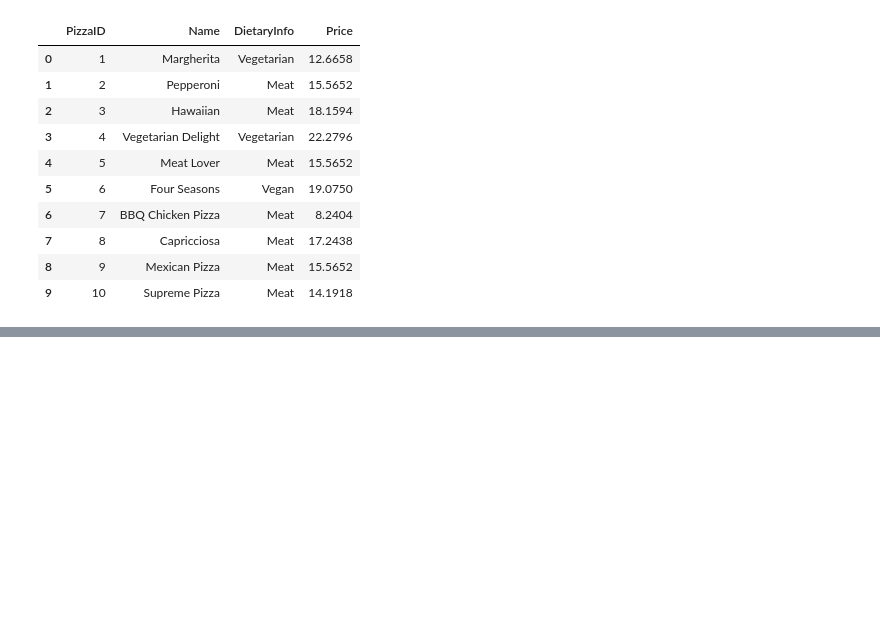
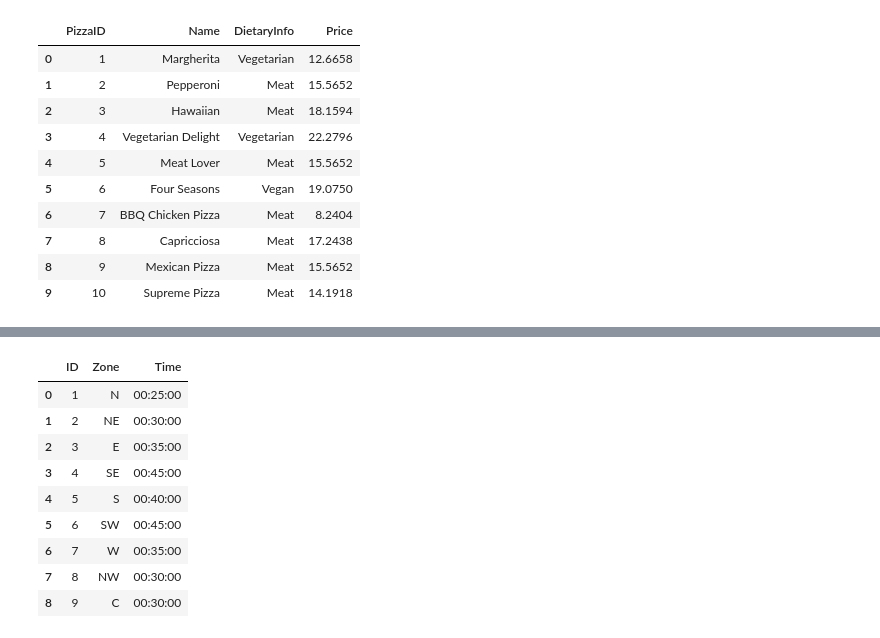
Before and after one commit to DenisaNst/DataBases, a Jupyter notebook: Project2.ipynb, the cells around one changed output, grey strips where cells are left out. Saved outputs shown, nothing was run; the diff lists cells and outputs as text; code cells hidden in the pictures; blank space fills up the shorter version.

```diff
--- a/Project2.ipynb
+++ b/Project2.ipynb
@@ -345,0 +371,14 @@ SELECT * FROM OrderPrice;
+# %%
+%%sql
+SELECT * FROM Adress;
+# %% [output]
+|  | ID | Zone | Time |
+| 0 | 1 | N | 00:25:00 |
+| 1 | 2 | NE | 00:30:00 |
+| 2 | 3 | E | 00:35:00 |
+| 3 | 4 | SE | 00:45:00 |
+| 4 | 5 | S | 00:40:00 |
+| 5 | 6 | SW | 00:45:00 |
+| 6 | 7 | W | 00:35:00 |
+| 7 | 8 | NW | 00:30:00 |
+| 8 | 9 | C | 00:30:00 |
```
Also changed, not shown: parts of 12 cells of this notebook, 3 other files.
